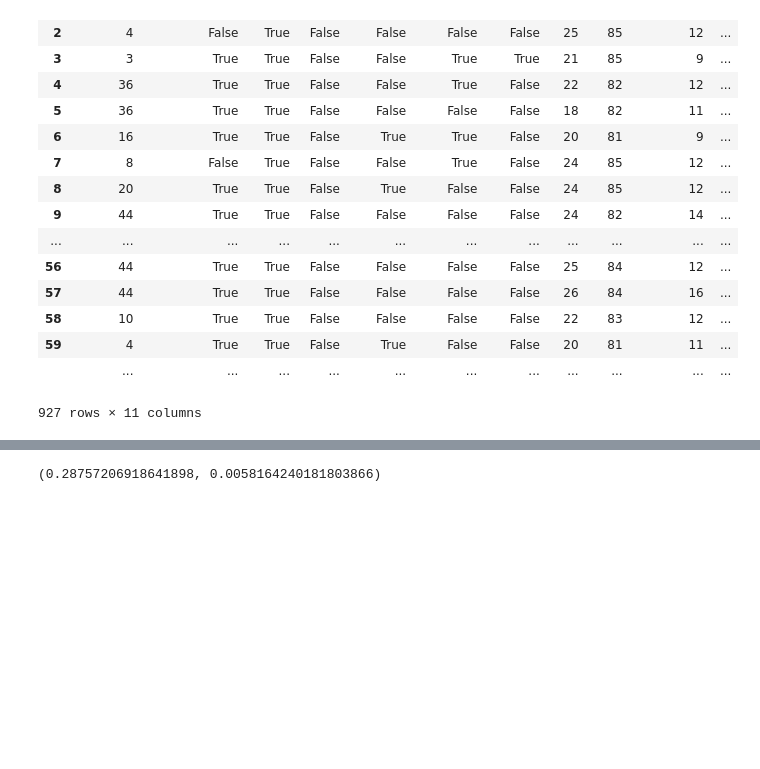
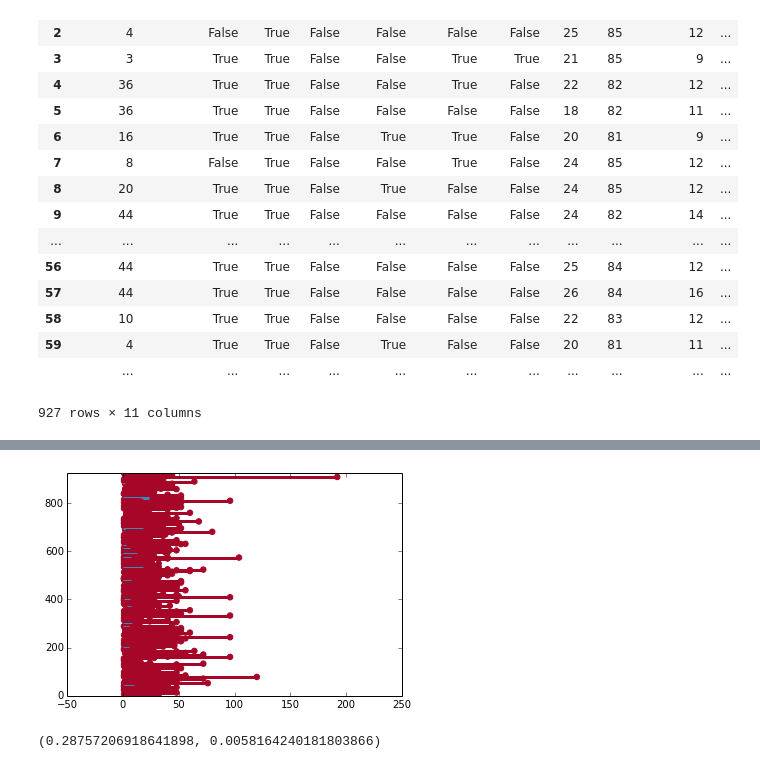
Before and after one commit to eamartin/nlsy_bf, a Jupyter notebook: NLSY Breast Feeding Duration Analysis.ipynb, the cells around one changed output, grey strips where cells are left out. Drawn from its saved outputs; the diff is of its cells as text; code cells hidden in the pictures; blank space fills up the shorter version.

```diff
--- a/NLSY Breast Feeding Duration Analysis.ipynb
+++ b/NLSY Breast Feeding Duration Analysis.ipynb
@@ -62,3 +62,6 @@ data
 | 59 | 4 | True | True | False | True | False | False | 20 | 81 | 11 | ... |
 |  | ... | ... | ... | ... | ... | ... | ... | ... | ... | ... | ... |
 927 rows × 11 columns
+# %%
+ll.plotting.plot_lifetimes(data['duration'], event_observed=data['done_feeding'])
+# %% [output]
@@ -65,3 +69,4 @@ data
+[figure, added]
 # %%
 # save a copy of this data
 data.to_csv('data/processed.csv')
```
Also changed, not shown: parts of 9 cells of this notebook.
